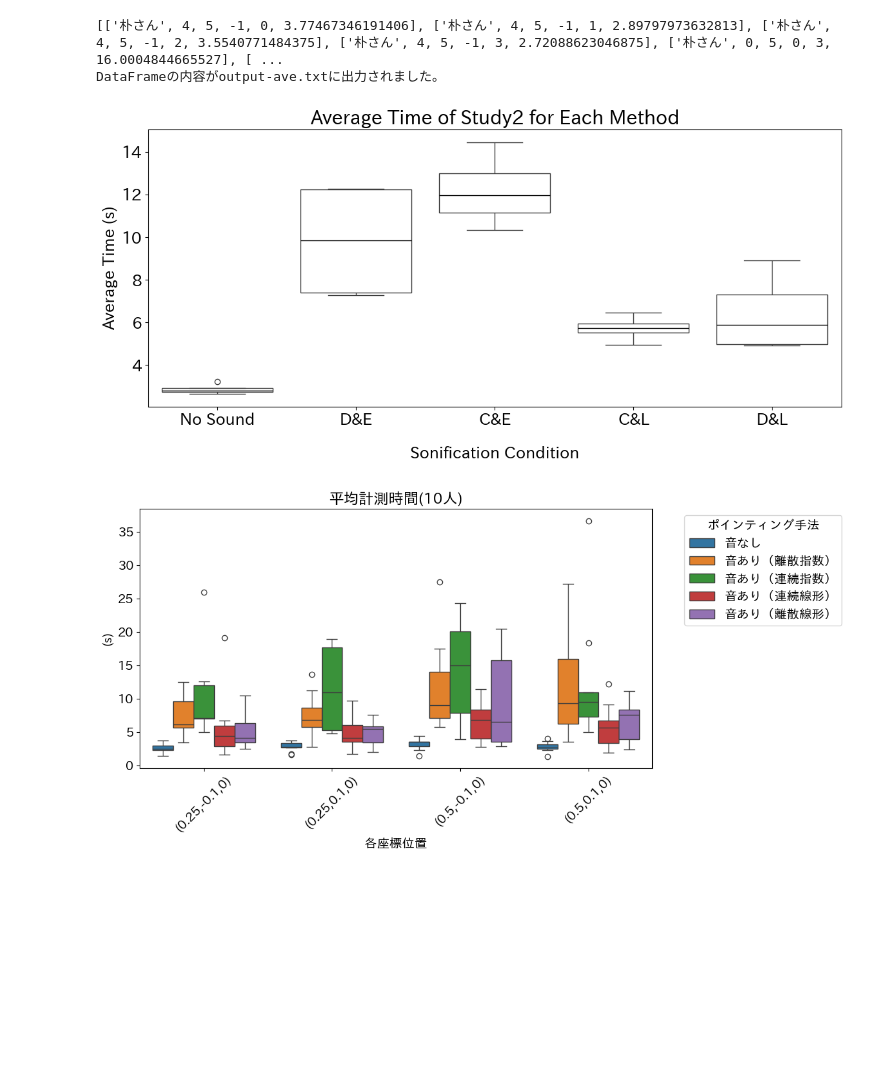
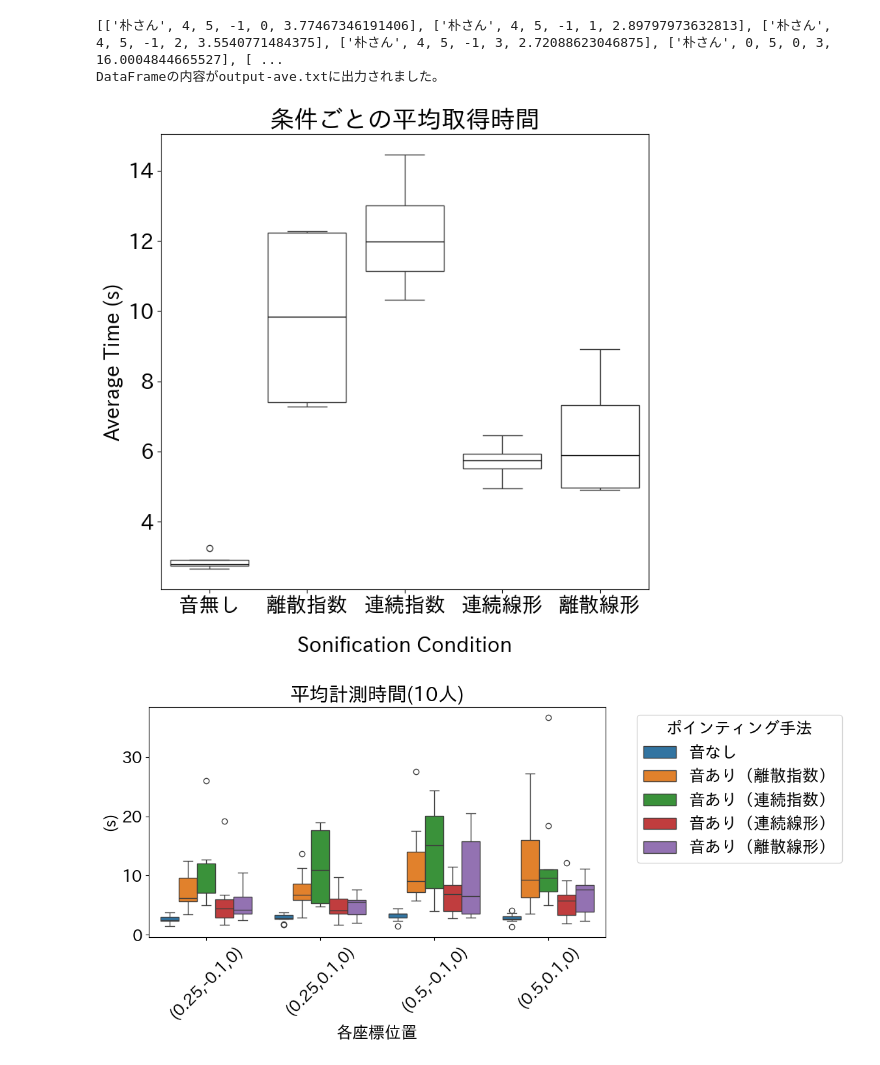
Before and after one commit to takaharayota531/poster-exp-analysis, a Jupyter notebook: data_analysis/man-exp1-time.ipynb, the cells around one changed output. Cells and saved outputs as stored; diff of their text form; code cells hidden in the pictures; blank space fills up the shorter version.

```diff
--- a/data_analysis/man-exp1-time.ipynb
+++ b/data_analysis/man-exp1-time.ipynb
@@ -217,17 +217,18 @@ DataFrameの内容がoutput-ave.txtに出力されました。
 import pandas as pd
 import matplotlib.pyplot as plt
 import seaborn as sns
+import japanize_matplotlib
 
 # Example DataFrame
 # df_all = pd.DataFrame(...)
 
 # Add labels for Method and Place
 method_labels = {
-    -1: 'No Sound',
-    0: 'D&E',
-    1: 'C&E',
-    2: 'C&L',
-    3: 'D&L',
+    -1: '音無し',
+    0: '離散指数',
+    1: '連続指数',
+    2: '連続線形',
+    3: '離散線形',
 }
 
 place_labels = {
@@ -241,42 +242,42 @@ place_labels = {
     7: '(0.5,0.1,-0.1)'
 }
 
 # Add labels to DataFrame
 df_all['Method_Label'] = df_all['Method'].map(method_labels)
 df_all['Place_Label'] = df_all['Place'].map(place_labels)
 
 # Calculate mean time for each Method_Label
 mean_times = df_all.groupby(['Place_Label', 'Method_Label'])['Time'].mean().reset_index()
 
 # Ensure the order is as specified in method_labels
 mean_times['Method_Label'] = pd.Categorical(mean_times['Method_Label'], categories=[
-    'No Sound',
-   'D&E',
-   'C&E',
-    'C&L',
-    'D&L',
+    '音無し',
+   '離散指数',
+   '連続指数',
+    '連続線形',
+    '離散線形',
 ], ordered=True)
 mean_times = mean_times.sort_values('Method_Label')
 
 
 # フォントサイズを設定
-plt.rcParams.update({'font.size': 18})
+plt.rcParams.update({'font.size': 20})
 # Visualization
-plt.figure(figsize=(12, 6))
+plt.figure(figsize=(8, 8))
 sns.boxplot(x='Method_Label', y='Time',hue='Method_Label', data=mean_times, boxprops=dict(facecolor='none'), medianprops=dict(color='black'))
-plt.title('Average Time of Study2 for Each Method')
+plt.title('条件ごとの平均取得時間')
 plt.xlabel('Sonification Condition',labelpad=20)
 plt.ylabel('Average Time (s)')
 # plt.xticks(rotation=45)
 plt.tight_layout()
 
 # Save the plot
 plt.savefig('average_measurement_time_by_pointing_method.png', dpi=300)
 
 # Show the plot
 plt.show()
 # %% [output]
-[figure, old version]
+[figure, new version]
 # %%
 import pandas as pd
 import matplotlib.pyplot as plt
@@ -322,4 +323,4 @@ plt.xticks(rotation=45)
 plt.tight_layout()
 plt.show()
 # %% [output]
-[figure, old version]
+[figure, new version]
```
Also changed, not shown: 16 other files.
